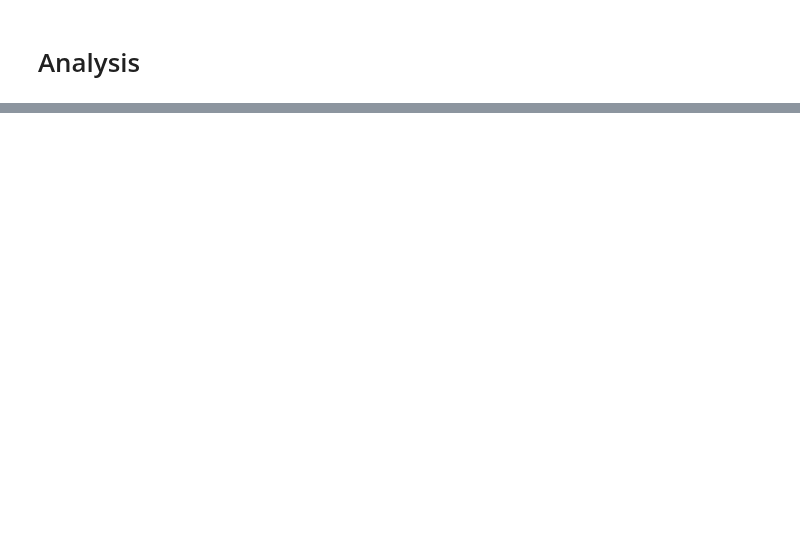
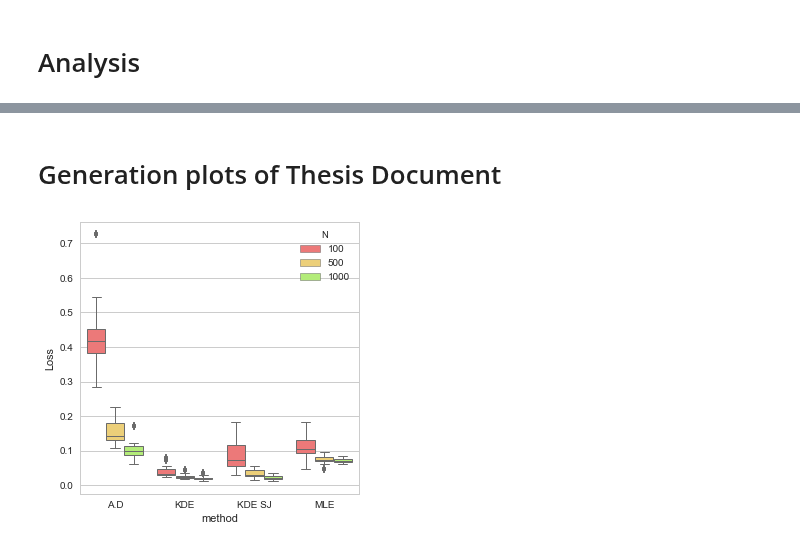
Before and after one commit to mehdisebbar/kl-aggregation, a Jupyter notebook: weight_vector_simulations_paper/weight_vector_estim_code/result extract v2.ipynb, the cells around one changed output, grey strips where cells are left out. Cells and saved outputs as stored; diff of their text form; code cells hidden in the pictures; blank space fills up the shorter version.

```diff
--- a/weight_vector_simulations_paper/weight_vector_estim_code/result extract v2.ipynb
+++ b/weight_vector_simulations_paper/weight_vector_estim_code/result extract v2.ipynb
@@ -96,8 +94,7 @@ def dataframe_gen(temp_res, type_f_star):
             type_f_star+"_L2_norm_weight_estim":[],
             type_f_star+"_L2_norm_adapative_dantzig":[],
             type_f_star+"_L2_norm_kde":[],
-            type_f_star+"_L2_norm_kde_hsj":[]
-            }
+            type_f_star+"_L2_norm_kde_hsj":[]            }
     if type_f_star == "cvx":
         data["cvx_L2_lambda_weight_estim"] = [temp_res["cvx_L2_lambda_weight_estim"]]
         data["cvx_L2_lambda_adapative_dantzig"] = [temp_res["cvx_L2_lambda_adapative_dantzig"]]
@@ -131,6 +128,32 @@ for K in [0]:
                     df_results = df_results.append(res)
             else:
                     df_results = res
+# %%
+def retrieve_type(row):
+    type_row=row["Type"]
+    type_dens = "None"
+    if "KL" in type_row:
+        metric = "KL"
+    else:
+        metric = "L2"
+    for t in ["lapl_gauss_not_dict", "lapl_gauss", "uniform", "rect", "gauss"]:
+        if t == type_row.split("_"+metric)[0]:
+            type_dens = t
+    if "weight_estim" in type_row:
+            method = "MLE"
+    if "adapative_dantzig" in type_row:
+            method = "A.D"
+    if "kde" in type_row:
+            if "hsj" in type_row:
+                method = "KDE SJ"
+            else:
+                method = "KDE"
+
+    return pd.Series({"metric":metric, "type_dens":type_dens, "method": method})
+
+df3 = pd.melt(df_results.drop(["K","file"], axis=1), id_vars=["N"], var_name="Type", value_name="Loss")
+df5 = pd.concat([df3,df3.apply(retrieve_type, axis=1)], axis=1)
+df5.to_csv("./cleaned_results_N_100_500_1000_29-04-2017.csv")
 # %% [markdown]
 # Ploting
 # %%
@@ -255,0 +324,19 @@ df_results['lapl_gauss_not_dict_L2_norm_kde_hsj'].median()
+# %% [markdown]
+# Generation plots of Thesis Document
+# %%
+def generate_boxplots(df, type_dens, metric):
+    plt.figure(figsize=(5,5))
+    sns.set_style("whitegrid")
+    sns.despine()
+    sns.set_context("notebook", font_scale=1, rc={"lines.linewidth": 1})
+    boxplot = sns.boxplot(x="method", y="Loss", hue="N", data=df[(df.metric==metric) & (df.type_dens==type_dens)],
+                         palette=["#ff6666", "#ffd966", "#b3ff66"])
+    for patch in boxplot.artists:
+        r, g, b, a = patch.get_facecolor()
+        patch.set_facecolor((r, g, b, 1))
+    sns_plot = boxplot.get_figure()
+    sns_plot.savefig("../../phd-thesis/TeX_files/output_"+type_dens+"_"+metric+".png")
+# %%
+generate_boxplots(df5, "uniform", "L2")
+# %% [output]
+[figure, added]
```
Also changed, not shown: parts of 16 cells of this notebook, 2 other files.
